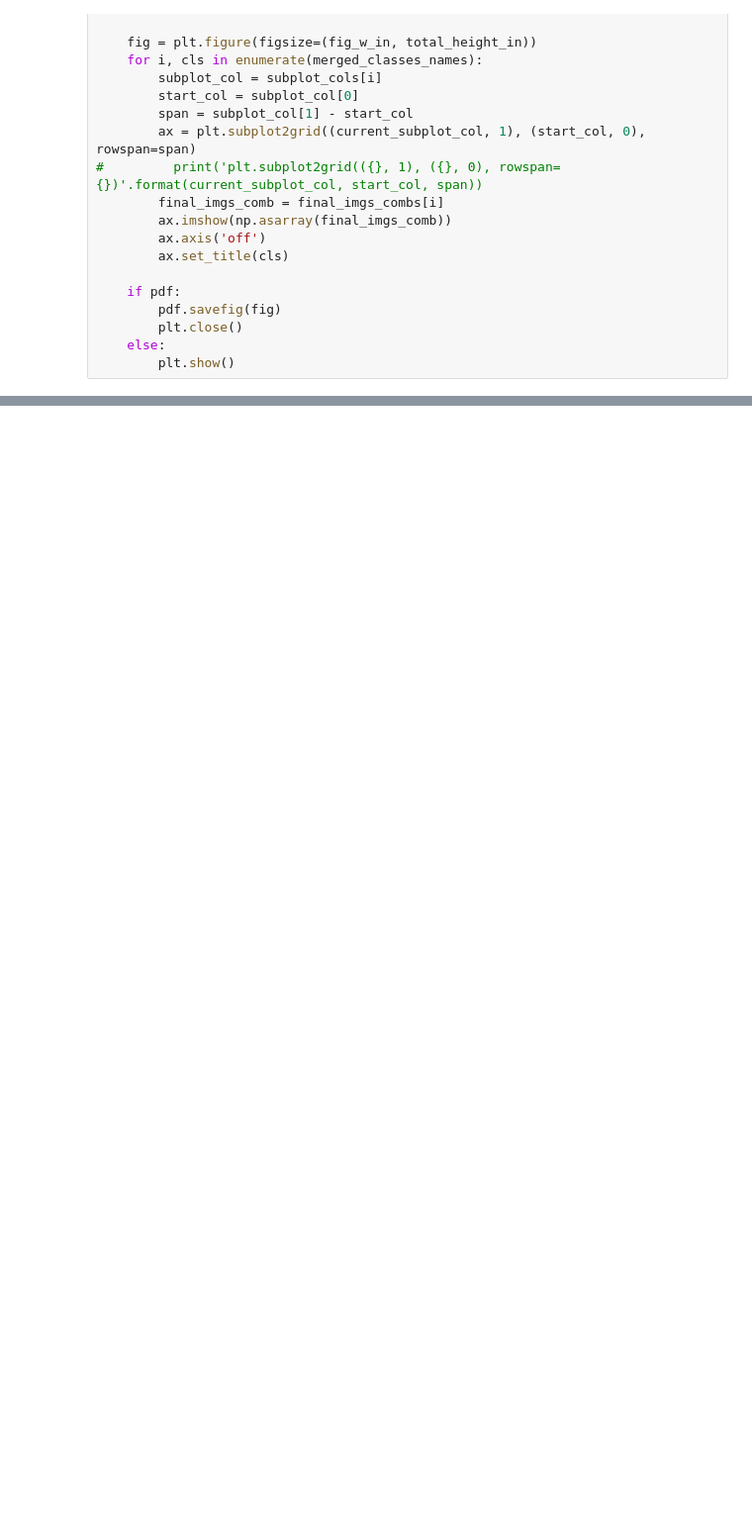
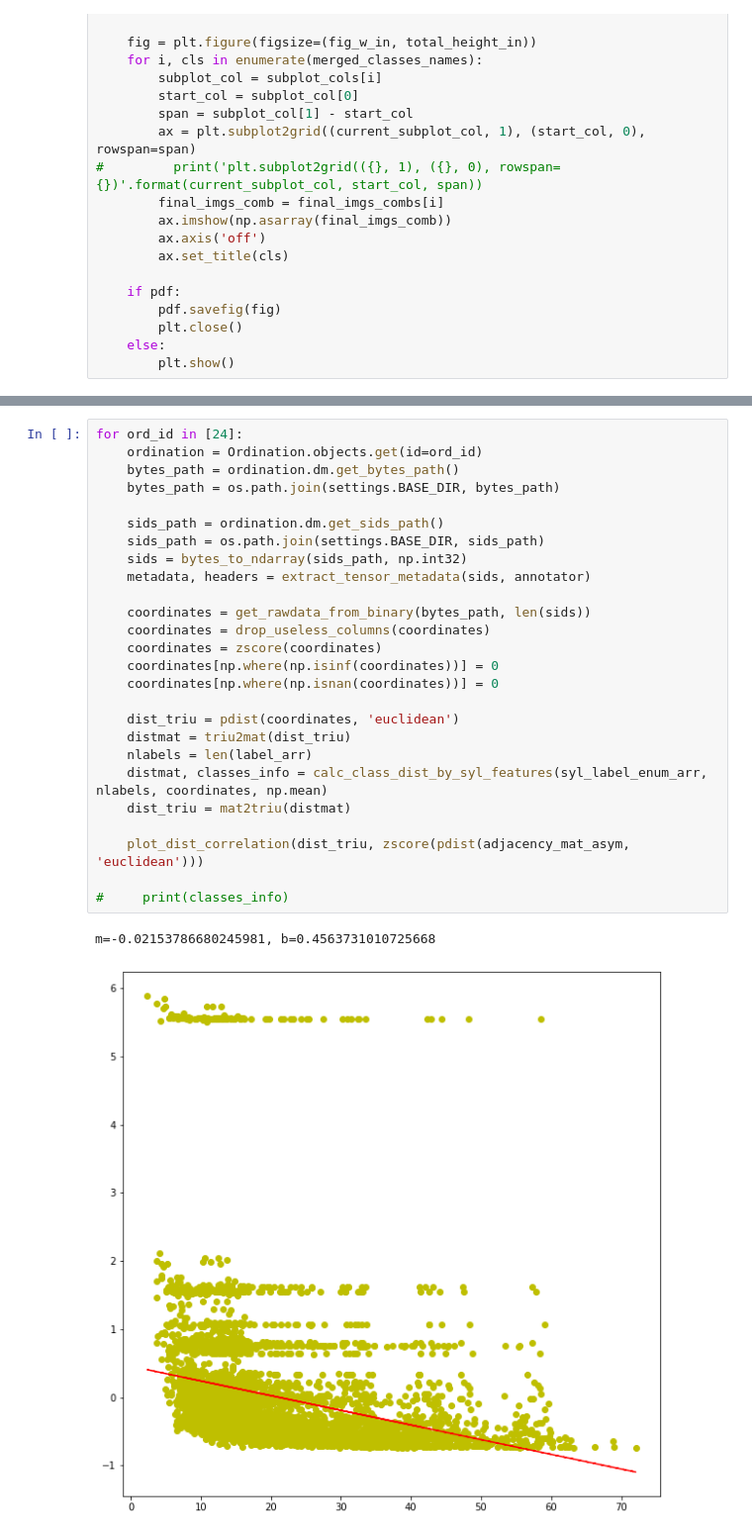
Before and after one commit to fzyukio/koe, a Jupyter notebook: notebooks/calc_syntactic_similarity.ipynb, the cells around one changed output, grey strips where cells are left out. Shown at 99% size. Saved outputs shown, nothing was run; the diff lists cells and outputs as text; blank space fills up the shorter version.

```diff
--- a/notebooks/calc_syntactic_similarity.ipynb
+++ b/notebooks/calc_syntactic_similarity.ipynb
@@ -279,0 +415,29 @@ for ord_id in [24, 127]:
+# %%
+for ord_id in [24]:
+    ordination = Ordination.objects.get(id=ord_id)
+    bytes_path = ordination.dm.get_bytes_path()
+    bytes_path = os.path.join(settings.BASE_DIR, bytes_path)
+
+    sids_path = ordination.dm.get_sids_path()
+    sids_path = os.path.join(settings.BASE_DIR, sids_path)
+    sids = bytes_to_ndarray(sids_path, np.int32)
+    metadata, headers = extract_tensor_metadata(sids, annotator)
+
+    coordinates = get_rawdata_from_binary(bytes_path, len(sids))
+    coordinates = drop_useless_columns(coordinates)
+    coordinates = zscore(coordinates)
+    coordinates[np.where(np.isinf(coordinates))] = 0
+    coordinates[np.where(np.isnan(coordinates))] = 0
+
+    dist_triu = pdist(coordinates, 'euclidean')
+    distmat = triu2mat(dist_triu)
+    nlabels = len(label_arr)
+    distmat, classes_info = calc_class_dist_by_syl_features(syl_label_enum_arr, nlabels, coordinates, np.mean)
+    dist_triu = mat2triu(distmat)
+
+    plot_dist_correlation(dist_triu, zscore(pdist(adjacency_mat_asym, 'euclidean')))
+
+#     print(classes_info)
+# %% [output]
+m=-0.02153786680245981, b=0.4563731010725668
+[figure, added]
```
Also changed, not shown: parts of 11 cells of this notebook, 19 other files.
